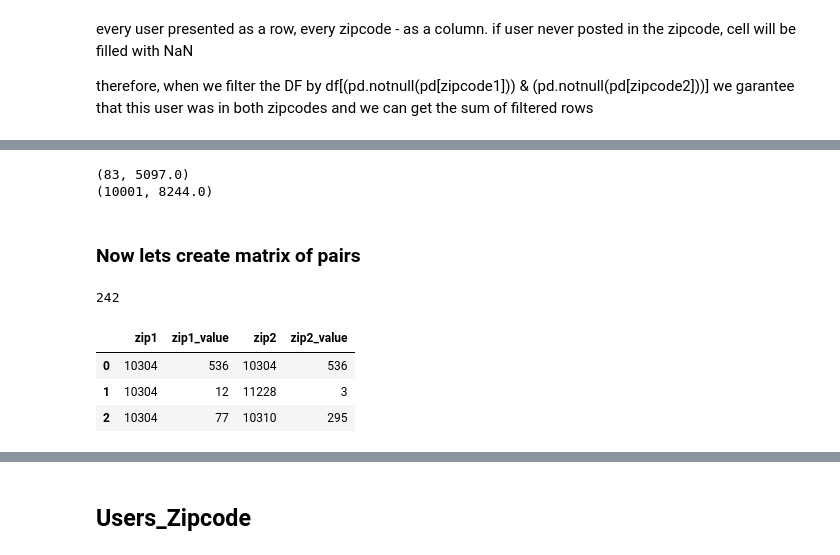
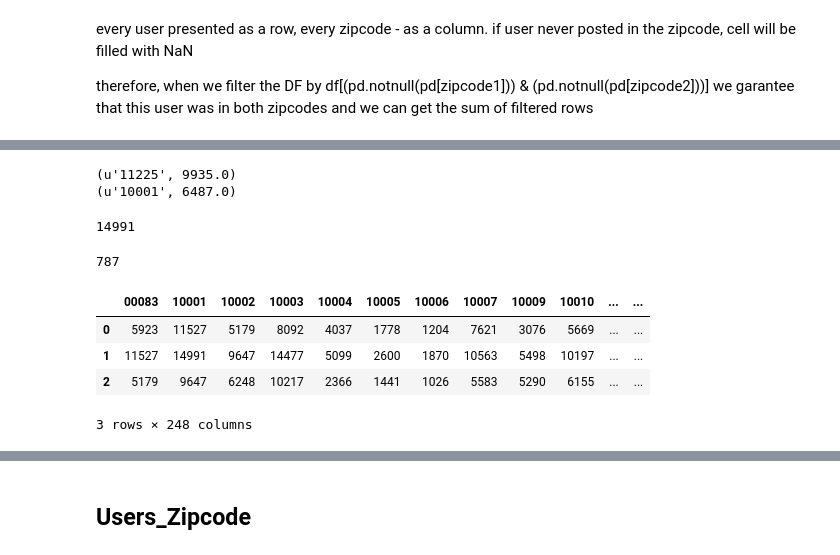
Before and after one commit to Casyfill/CUSP_QC_twitter_scripts, a Jupyter notebook: code/ODMATRIX/OD_matrix.ipynb, the cells around one changed output, grey strips where cells are left out. Saved outputs shown, nothing was run; the diff lists cells and outputs as text; code cells hidden in the pictures.

```diff
--- a/code/ODMATRIX/OD_matrix.ipynb
+++ b/code/ODMATRIX/OD_matrix.ipynb
@@ -61,39 +93,54 @@ def getValues(df, zip1, zip2):
     '''returns summ of values for both zipcodes
     only from users who were at both zipcodes,
     as two (zip, value) tuples'''
+    zip1, zip2 = str(zip1), str(zip2)
+    return df[(pd.notnull(frame[zip1]))&(pd.notnull(frame[zip2]) )][[zip1, zip2]].sum().iteritems()
 
-    return df[(pd.notnull(frame[zip1]))&(pd.notnull(frame[zip2]) )][[zip1, zip2]].sum().iteritems()
+def getUsers(df, zip1, zip2, th=2):
+    '''returns number of rows - users who were at both zipcodes,
+    as a (zip1,zip2, value) tuple'''
+    zip1, zip2 = str(zip1), str(zip2)
+
+    if zip1!=zip2:
+
+        return len(df[(pd.notnull(df[zip1]))&(pd.notnull(df[zip2])) ])
+    else:
+        ## return number of people who tweeted more than twice in the zipcode
+        return len(df[df[zip1]>th])
 # %%
 # test
-for x in getValues(frame, 83, 10001):
+for x in getValues(frame, 11225, 10001):
     print x
 # %% [output]
-(83, 5097.0)
-(10001, 8244.0)
+(u'11225', 9935.0)
+(u'10001', 6487.0)
-# %% [markdown]
-### Now lets create matrix of pairs
-# %%
-zipcodes = df.postalCode.dropna().astype(int).unique().tolist()
-len(zipcodes)
-# %% [output]
-242
-# %%
-matrix = []
-
-
-for pair in selfMatrix(zipcodes):
-    v1, v2 = getValues(frame, pair[0], pair[1])
-    matrix.append({'zip1':v1[0], 'zip1_value':v1[1],
-                   'zip2':v2[0], 'zip2_value':v2[1] })
-
-
-matrixDF = pd.DataFrame(matrix)
-matrixDF.head(3)
-# %% [output]
-|  | zip1 | zip1_value | zip2 | zip2_value |
-| 0 | 10304 | 536 | 10304 | 536 |
-| 1 | 10304 | 12 | 11228 | 3 |
-| 2 | 10304 | 77 | 10310 | 295 |
+# %%
+print getUsers(frame, 10001, 10001)
+# %% [output]
+14991
+# %%
+print getUsers(frame, 11225, 10001)
+# %% [output]
+787
+# %%
+zipcodes = frame.columns.tolist()
+# %%
+matrix = []
+for z1 in zipcodes:
+    row = {'z1':z1}
+    for z2 in zipcodes:
+        row[z2] = getUsers(frame, z1, z2)
+    matrix.append(row)
+
+
+matrixDF = pd.DataFrame(matrix)
+matrixDF.head(3)
+# %% [output]
+|  | 00083 | 10001 | 10002 | 10003 | 10004 | 10005 | 10006 | 10007 | 10009 | 10010 | ... | ... |
+| 0 | 5923 | 11527 | 5179 | 8092 | 4037 | 1778 | 1204 | 7621 | 3076 | 5669 | ... | ... |
+| 1 | 11527 | 14991 | 9647 | 14477 | 5099 | 2600 | 1870 | 10563 | 5498 | 10197 | ... | ... |
+| 2 | 5179 | 9647 | 6248 | 10217 | 2366 | 1441 | 1026 | 5583 | 5290 | 6155 | ... | ... |
+3 rows × 248 columns
 # %%
 len(matrixDF)
 # %% [output]
```
Also changed, not shown: parts of 10 cells of this notebook, 5 other files.
